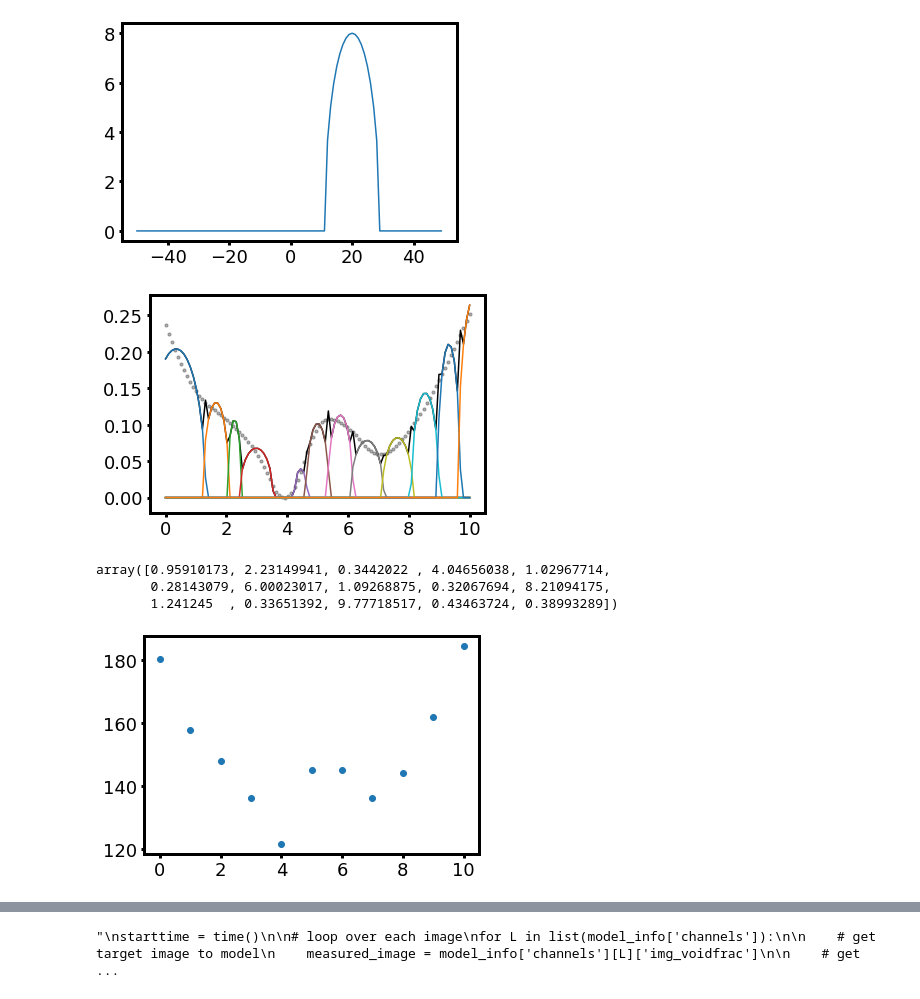
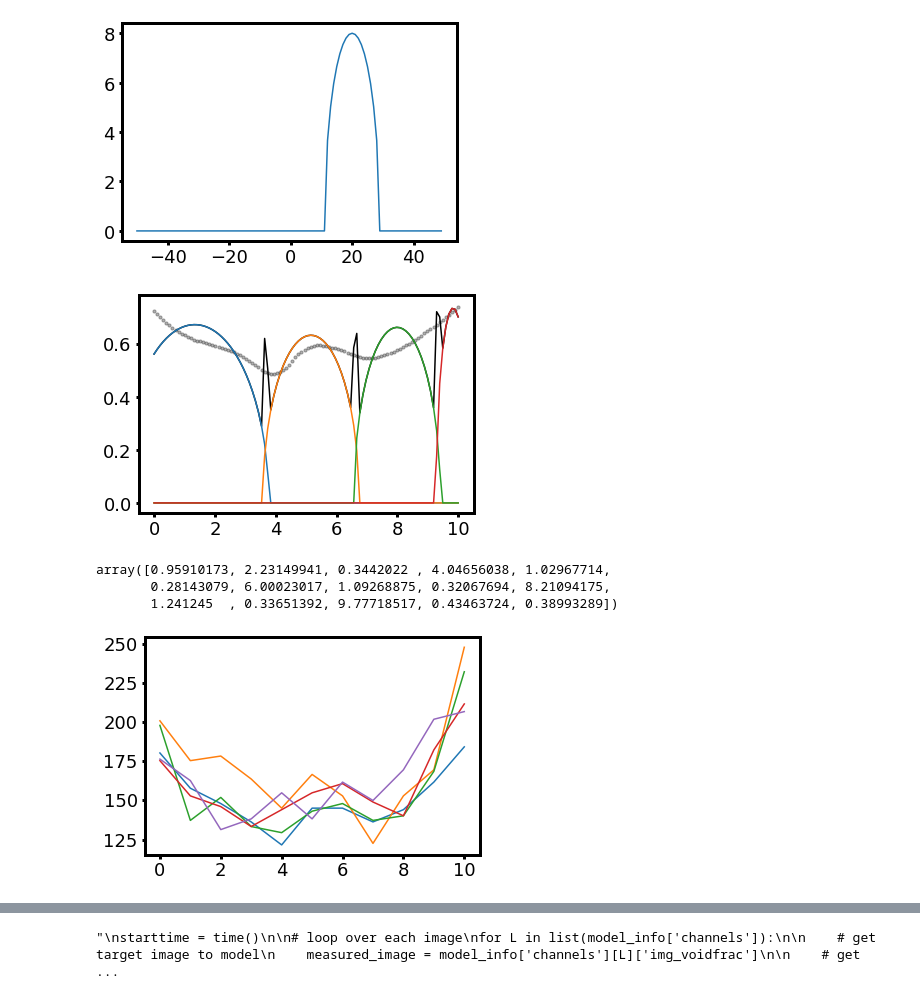
Before and after one commit to ericmuckley/fluid_channel_modeling, a Jupyter notebook: channel_modeling_disks.ipynb, the cells around one changed output, grey strips where cells are left out. Saved outputs shown, nothing was run; the diff lists cells and outputs as text; code cells hidden in the pictures.

```diff
--- a/channel_modeling_disks.ipynb
+++ b/channel_modeling_disks.ipynb
@@ -74,7 +74,7 @@ def get_bubbles(model_info, channel):
         'x': x_list,
         'y': y_list}
 
-def single_cross_sec(x, c, rx, ry):
+def single_cross_sec_ellipse(x, c, rx, ry):
     """
     Create a disk-like cross-section of an ellipse
     when viewed from its side. This is equivalent to finding
@@ -88,7 +88,7 @@ def single_cross_sec(x, c, rx, ry):
     y = 2* ry * np.sqrt(1 - np.square(x-c)/np.square(rx))
     return np.nan_to_num(y)
 
-def multi_cross_sec(x, *params):
+def multi_cross_sec_ellipse(x, *params):
     """
     This is the same function as 'single_cross_sec'
     but allows for fitting of multiple crosssections at once.
@@ -178,7 +178,7 @@ plot_channel_image(img, title='Void fraction: {}'.format(L))
 # %%
 
 x = np.arange(100)-50
-y = multi_cross_sec(x, 20, 9, 4, 60, 4, 5)
+y = multi_cross_sec_ellipse(x, 20, 9, 4, 60, 4, 5)
 plt.plot(x,y)
 plt.show()
 # %% [output]
@@ -203,37 +203,37 @@ def get_guess(x, y, n):
             np.mean(y)/2] # y-radius
         low_bounds += []
         high_bounds += []
     return guess, (low_bounds, high_bounds)
 
 for i in range(1):
 
     profile = resample(np.column_stack((np.arange(img.shape[0]), img[:, i]/250)))
-    profile[:, 1] -= np.min(profile[:, 1])
+    #profile[:, 1] -= np.min(profile[:, 1])
 
     plt.scatter(profile[:, 0], profile[:, 1], alpha=0.3, s=10, c='k')
 
-    guess, bounds = get_guess(profile[:, 0], profile[:, 1], 12)
+    guess, bounds = get_guess(profile[:, 0], profile[:, 1], 4)
     '''
     guess = [5, 2, 0.3,
              1.5, 2, 0.3,
              9, 2, 0.3,
              7, 2, 0.3,
              3, 2, 0.3]
     '''
 
     popt, _ = curve_fit(multi_cross_sec, profile[:, 0], profile[:, 1], p0=guess)
-    fit = multi_cross_sec(profile[:, 0], *popt)
+    fit = multi_cross_sec_ellipse(profile[:, 0], *popt)
 
     plt.plot(profile[:, 0], fit, c='k')
 
 
     for p in range(0, len(popt), 3):
         fit0 = multi_cross_sec(profile[:, 0], *popt[p:p+3])
         plt.plot(profile[:, 0], fit0)
 
 plt.show()
 # %% [output]
-[figure, old version]
+[figure, new version]
 # %%
 popt
 # %% [output]
@@ -241,11 +241,10 @@ array([0.95910173, 2.23149941, 0.3442022 , 4.04656038, 1.02967714,
        0.28143079, 6.00023017, 1.09268875, 0.32067694, 8.21094175,
        1.241245  , 0.33651392, 9.77718517, 0.43463724, 0.38993289])
 # %%
-x_coords = np.arange(img.shape[0])
-profile = img[:, i]
-
-plt.scatter(x_coords, profile)
-
+for i in range(5):
+    x_coords = np.arange(img.shape[0])
+    profile = img[:, i]
+    plt.plot(x_coords, profile)
 plt.show()
 # %% [output]
-[figure, old version]
+[figure, new version]
```
Also changed, not shown: parts of 2 cells of this notebook.
